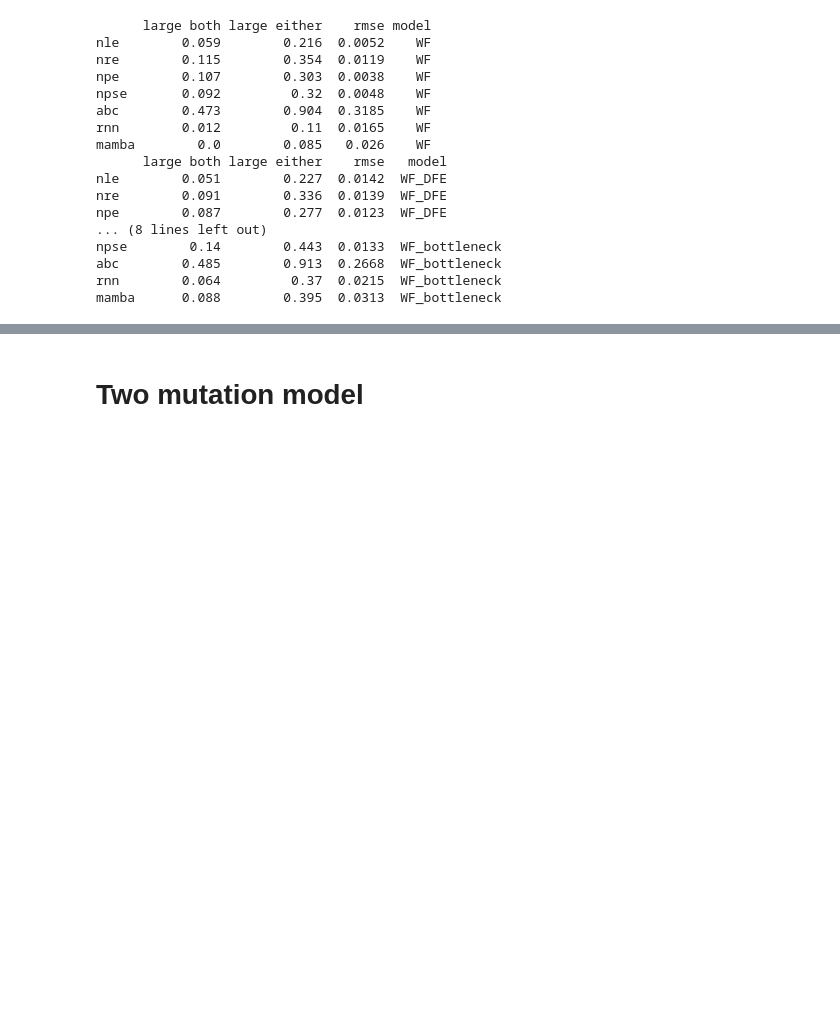
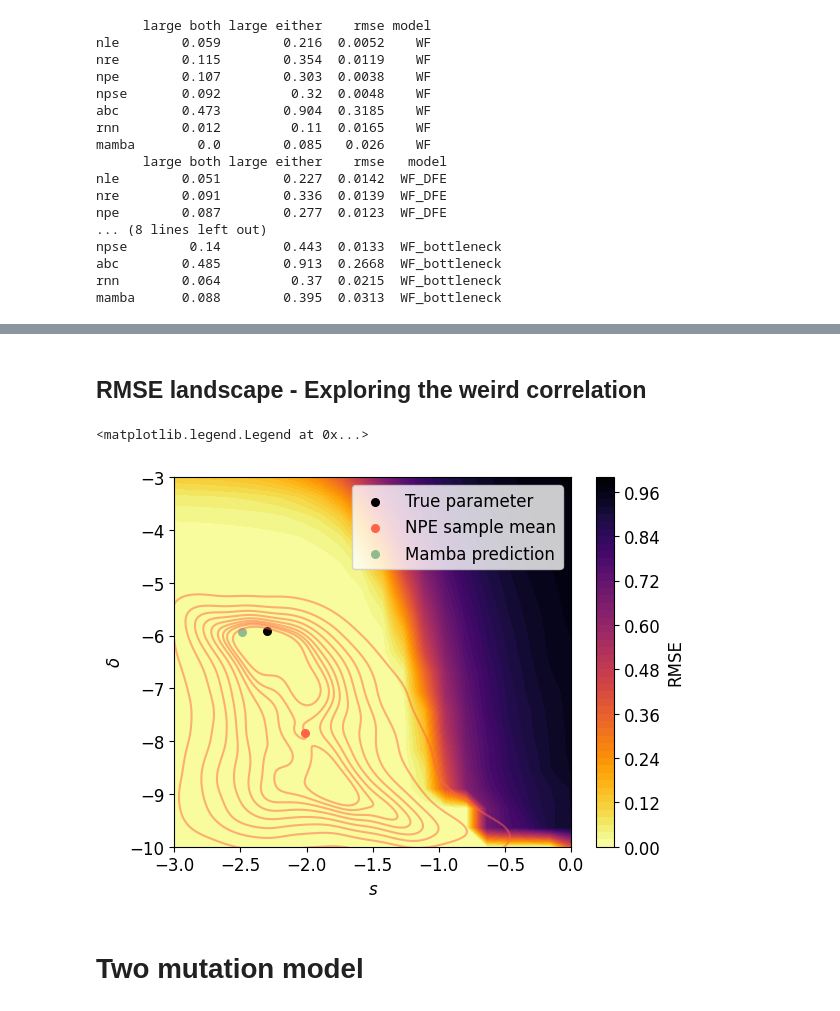
Before and after one commit to nadavbennun1/wf_ext, a Jupyter notebook: test_results.ipynb, the cells around one changed output, grey strips where cells are left out. Drawn from its saved outputs; the diff is of its cells as text; code cells hidden in the pictures; blank space fills up the shorter version.

```diff
--- a/test_results.ipynb
+++ b/test_results.ipynb
@@ -208,3 +213,69 @@ plt.yscale('log')
+# %% [markdown]
+## RMSE landscape - Exploring the weird correlation
+# %%
+from inference_utils import get_prior
+from seaborn import kdeplot
+prior = get_prior()
+change_font(12)
+
+
+def rmse(x,y):
+    return np.sqrt(((y-x)**2).sum()/len(x))
+
+def rmse_landscape(x, n=100, simulator=WF, prior=prior, N=int(1e8), G=200):
+
+    s_vals = np.linspace(prior.base_dist.low[0], prior.base_dist.high[0], n)
+    m_vals = np.linspace(prior.base_dist.low[1], prior.base_dist.high[1], n)
+    rmses = np.zeros((n,n))
+    for i in range(len(s_vals)):
+        s = 10**s_vals[i]
+        for j in range(len(m_vals)):
+            m = 10**m_vals[j]
+            sim = simulator(s,m,N,G)
+            rmse_ = rmse(x, sim)
+            rmses[i,j] = rmse_
+    return s_vals, m_vals, rmses.T
+
+t = 527
+thetas = torch.load('test_sims/test_theta_WF.pt')
+theta = thetas[t]
+
+mamba_predictions = torch.load('test_sims/mamba_predictions_WF.pt')
+mamba_s, mamba_m = mamba_predictions[t,0], mamba_predictions[t,1]
+
+s=10**theta[0]
+m=10**theta[1]
+N=int(1e8)
+G=200
+x = WF(s,m,N,G)
+s_vals, m_vals, rmses = rmse_landscape(x, n=20, prior=prior, simulator=WF, N=N, G=G)
+
+fig, ax = plt.subplots()
+ax.set_xlim(-3,0)
+ax.set_ylim(-10,-3)
+
+lev_exp = np.linspace(np.floor(np.log10(rmses.min())),
+                   np.ceil(np.log10(rmses.max())), 50)
+levs = np.power(10, lev_exp)
+# ax.set_xlim(-0.8,-0.4)
+# ax.set_ylim(-9,-7)
+c = ax.contourf(s_vals, m_vals, rmses, levels=50, cmap='inferno_r')
+plt.colorbar(c, label='RMSE')
+ax.set_xlabel('$s$')
+ax.set_ylabel('$δ$')
+posterior = pickle.load(open('posteriors/posterior_npe.pkl','rb'))
+samples = posterior.set_default_x(x).sample((10_000,))
+s_s, m_s = samples[:,0].numpy(), samples[:,1].numpy()
+k = kdeplot(ax=ax, x=s_s,y=m_s, color='tomato', alpha=0.5, levels=10)
+
+ax.scatter(theta[0],theta[1], color='k', label='True parameter', s=30)
+ax.scatter(s_s.mean(),m_s.mean(), color='tomato', label='NPE sample mean', s=30)
+ax.scatter(mamba_s.cpu(), mamba_m.cpu(), color='darkseagreen', label='Mamba prediction', s=30)
+
+ax.legend()
+# %% [output]
+<matplotlib.legend.Legend at 0x...>
+[figure, added]
 # %% [markdown]
 # Two mutation model
 # %% [markdown]
```
Also changed, not shown: parts of 2 cells of this notebook.
